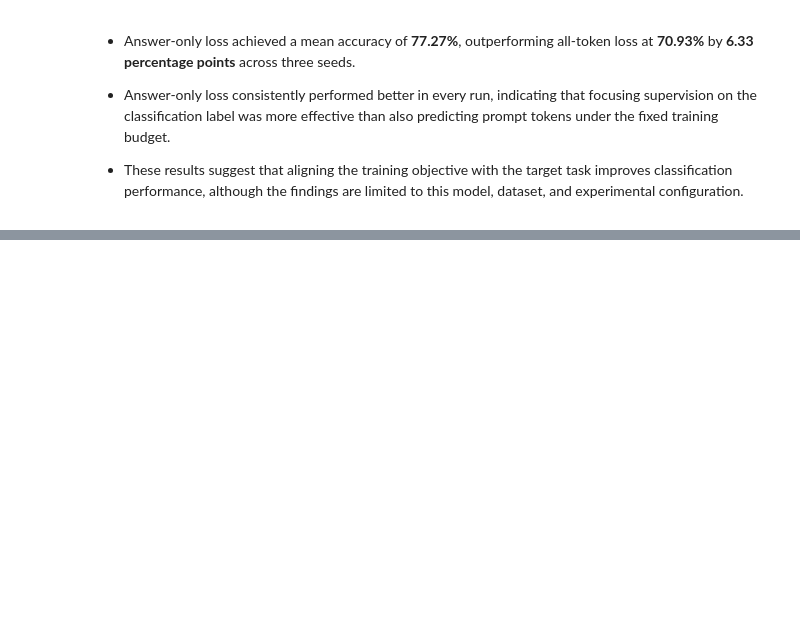
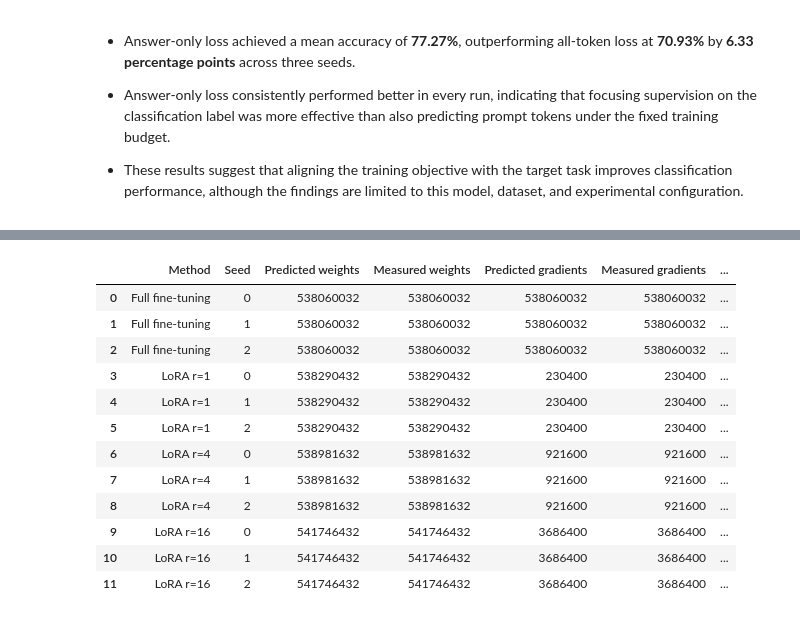
Before and after one commit to dancmartin11/aigc-5500-lab-06-fine-tune-with-lora, a Jupyter notebook: daniel_alejandro_castillo_martin_LAB6.ipynb, the cells around one changed output, grey strips where cells are left out. Saved outputs shown, nothing was run; the diff lists cells and outputs as text; code cells hidden in the pictures; blank space fills up the shorter version.

Commit message:
2026-11-08 -  Implement memory prediction and measurement analysis.

```diff
--- a/daniel_alejandro_castillo_martin_LAB6.ipynb
+++ b/daniel_alejandro_castillo_martin_LAB6.ipynb
@@ -868,0 +908,49 @@ loss_summary.round(2)
+# %%
+# Select the answer-only experiments for memory comparison
+memory_results = sweep_df[sweep_df['loss_type'] == 'answer_only'].copy()
+
+# Calculate predicted memory and collect measured values
+memory_records = []
+
+for _, row in memory_results.iterrows():
+
+    # Predict memory using model parameter counts
+    predicted = predict_training_memory(total_params=int(row['total']), trainable_params=int(row['trainable']))
+
+    # Identify the fine-tuning method
+    method = ('Full fine-tuning' if row['mode'] == 'full' else f'LoRA r={int(row['rank'])}')
+
+    # Store predictions and measurements for each seed
+    memory_records.append({
+        'Method': method,
+        'Seed': int(row['seed']),
+        'Predicted weights': predicted['predicted_weight_bytes'],
+        'Measured weights': row['weight_bytes'],
+        'Predicted gradients': predicted['predicted_grad_bytes'],
+        'Measured gradients': row['grad_bytes'],
+        'Predicted Adam': predicted['predicted_optimizer_bytes'],
+        'Measured Adam': row['optimizer_bytes'],
+        'Predicted total': predicted['predicted_total_bytes'],
+        'Measured total': (row['weight_bytes'] + row['grad_bytes'] + row['optimizer_bytes']),
+        'Peak CUDA': row['peak_cuda_bytes']
+        }
+)
+
+# Create and display the memory comparison table
+memory_df = pd.DataFrame(memory_records)
+
+memory_df
+# %% [output]
+|  | Method | Seed | Predicted weights | Measured weights | Predicted gradients | Measured gradients | ... |
+| 0 | Full fine-tuning | 0 | 538060032 | 538060032 | 538060032 | 538060032 | ... |
+| 1 | Full fine-tuning | 1 | 538060032 | 538060032 | 538060032 | 538060032 | ... |
+| 2 | Full fine-tuning | 2 | 538060032 | 538060032 | 538060032 | 538060032 | ... |
+| 3 | LoRA r=1 | 0 | 538290432 | 538290432 | 230400 | 230400 | ... |
+| 4 | LoRA r=1 | 1 | 538290432 | 538290432 | 230400 | 230400 | ... |
+| 5 | LoRA r=1 | 2 | 538290432 | 538290432 | 230400 | 230400 | ... |
+| 6 | LoRA r=4 | 0 | 538981632 | 538981632 | 921600 | 921600 | ... |
+| 7 | LoRA r=4 | 1 | 538981632 | 538981632 | 921600 | 921600 | ... |
+| 8 | LoRA r=4 | 2 | 538981632 | 538981632 | 921600 | 921600 | ... |
+| 9 | LoRA r=16 | 0 | 541746432 | 541746432 | 3686400 | 3686400 | ... |
+| 10 | LoRA r=16 | 1 | 541746432 | 541746432 | 3686400 | 3686400 | ... |
+| 11 | LoRA r=16 | 2 | 541746432 | 541746432 | 3686400 | 3686400 | ... |
```
Also changed, not shown: parts of 17 cells of this notebook, 1 other file.
